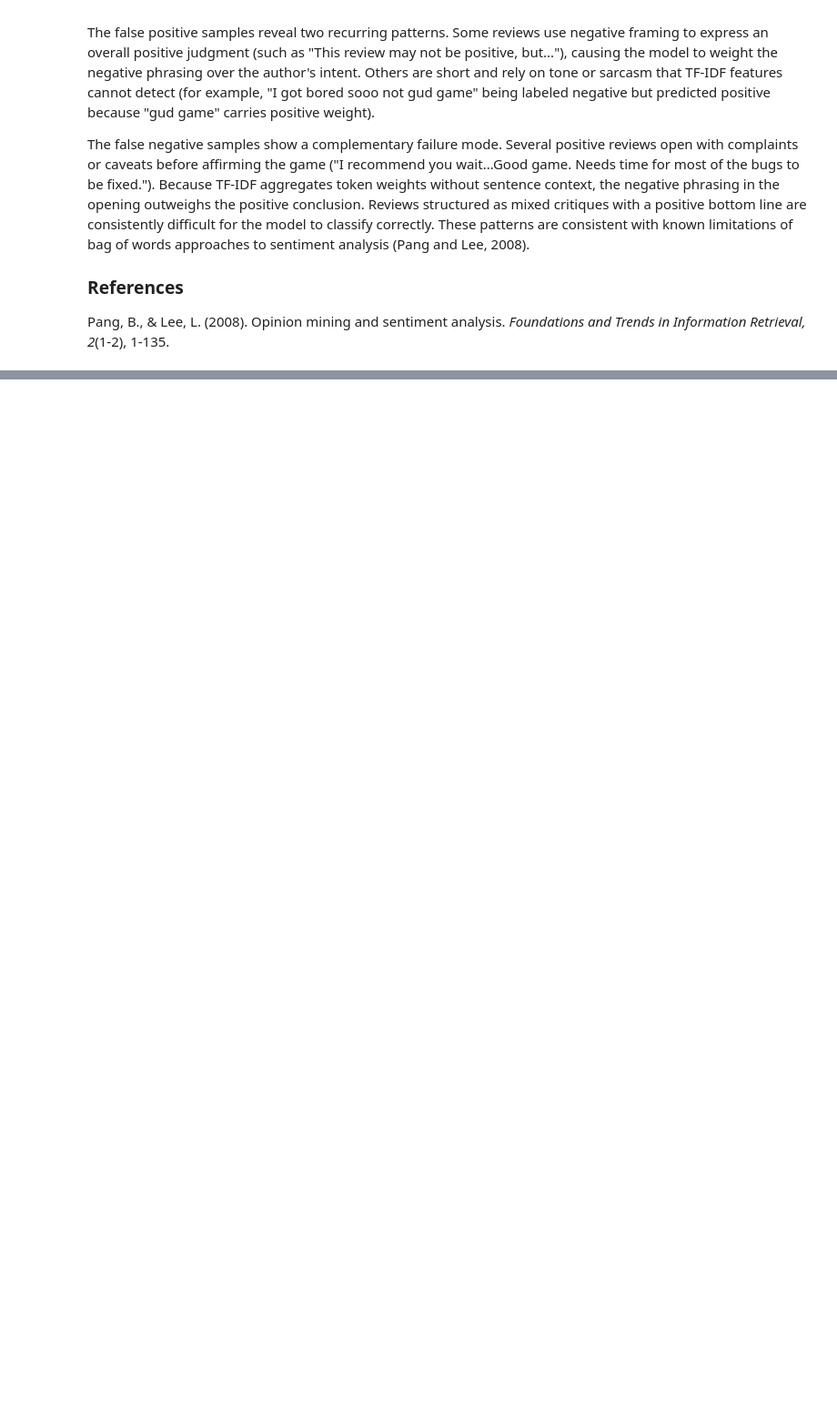
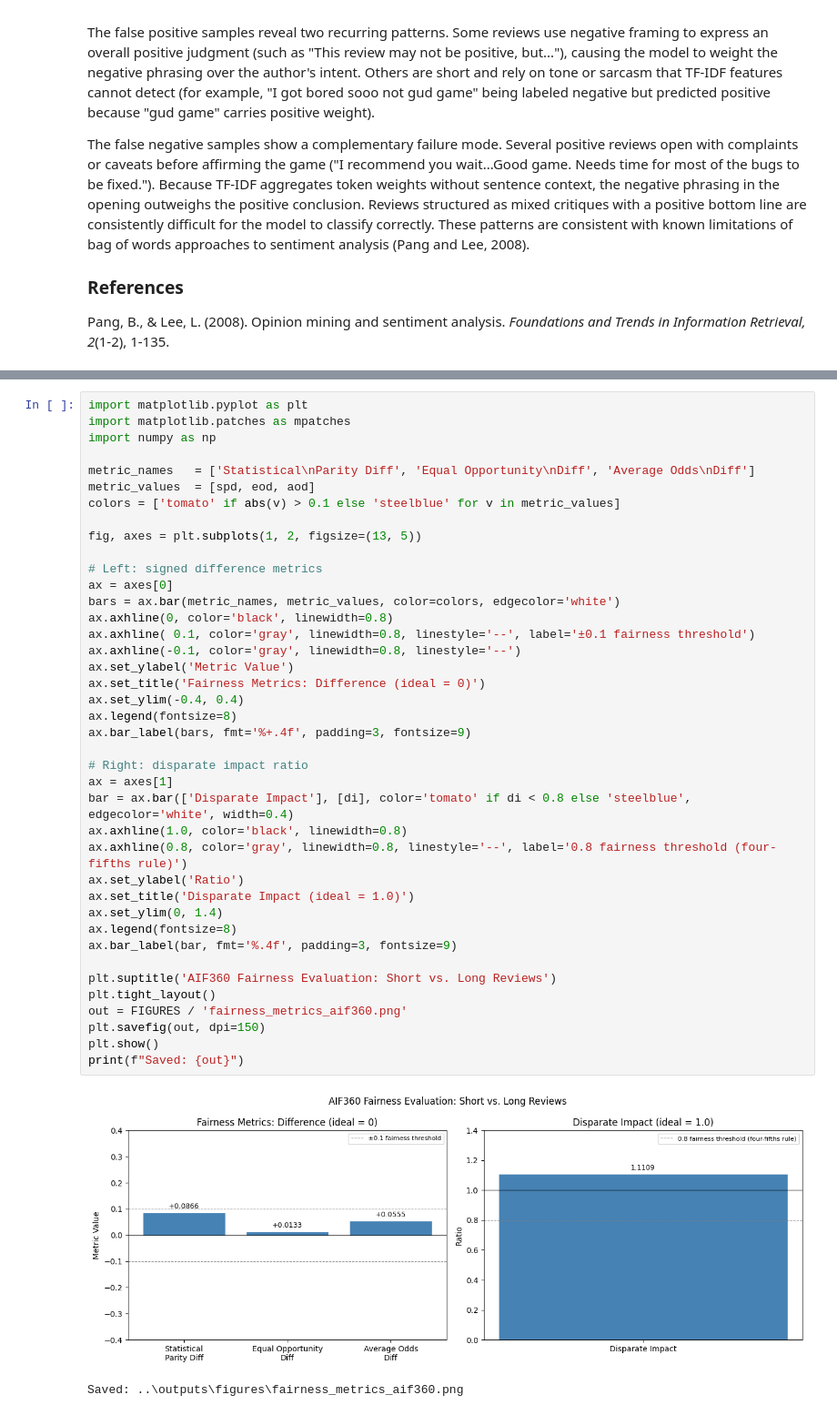
Before and after one commit to thebobmay/applied-ml-player-feedback, a Jupyter notebook: notebooks/modeling.ipynb, the cells around one changed output, grey strips where cells are left out. Shown at 91% size. Drawn from its saved outputs; the diff is of its cells as text; blank space fills up the shorter version.

Commit message:
Add bias and fairness analysis

```diff
--- a/notebooks/modeling.ipynb
+++ b/notebooks/modeling.ipynb
@@ -1162,0 +1299,43 @@ Pang, B., & Lee, L. (2008). Opinion mining and sentiment analysis. *Foundations
+# %%
+import matplotlib.pyplot as plt
+import matplotlib.patches as mpatches
+import numpy as np
+
+metric_names   = ['Statistical\nParity Diff', 'Equal Opportunity\nDiff', 'Average Odds\nDiff']
+metric_values  = [spd, eod, aod]
+colors = ['tomato' if abs(v) > 0.1 else 'steelblue' for v in metric_values]
+
+fig, axes = plt.subplots(1, 2, figsize=(13, 5))
+
+# Left: signed difference metrics
+ax = axes[0]
+bars = ax.bar(metric_names, metric_values, color=colors, edgecolor='white')
+ax.axhline(0, color='black', linewidth=0.8)
+ax.axhline( 0.1, color='gray', linewidth=0.8, linestyle='--', label='±0.1 fairness threshold')
+ax.axhline(-0.1, color='gray', linewidth=0.8, linestyle='--')
+ax.set_ylabel('Metric Value')
+ax.set_title('Fairness Metrics: Difference (ideal = 0)')
+ax.set_ylim(-0.4, 0.4)
+ax.legend(fontsize=8)
+ax.bar_label(bars, fmt='%+.4f', padding=3, fontsize=9)
+
+# Right: disparate impact ratio
+ax = axes[1]
+bar = ax.bar(['Disparate Impact'], [di], color='tomato' if di < 0.8 else 'steelblue', edgecolor='white', width=0.4)
+ax.axhline(1.0, color='black', linewidth=0.8)
+ax.axhline(0.8, color='gray', linewidth=0.8, linestyle='--', label='0.8 fairness threshold (four-fifths rule)')
+ax.set_ylabel('Ratio')
+ax.set_title('Disparate Impact (ideal = 1.0)')
+ax.set_ylim(0, 1.4)
+ax.legend(fontsize=8)
+ax.bar_label(bar, fmt='%.4f', padding=3, fontsize=9)
+
+plt.suptitle('AIF360 Fairness Evaluation: Short vs. Long Reviews')
+plt.tight_layout()
+out = FIGURES / 'fairness_metrics_aif360.png'
+plt.savefig(out, dpi=150)
+plt.show()
+print(f"Saved: {out}")
+# %% [output]
+[figure, added]
+Saved: ..\outputs\figures\fairness_metrics_aif360.png
```
Also changed, not shown: parts of 16 cells of this notebook, 5 other files.
